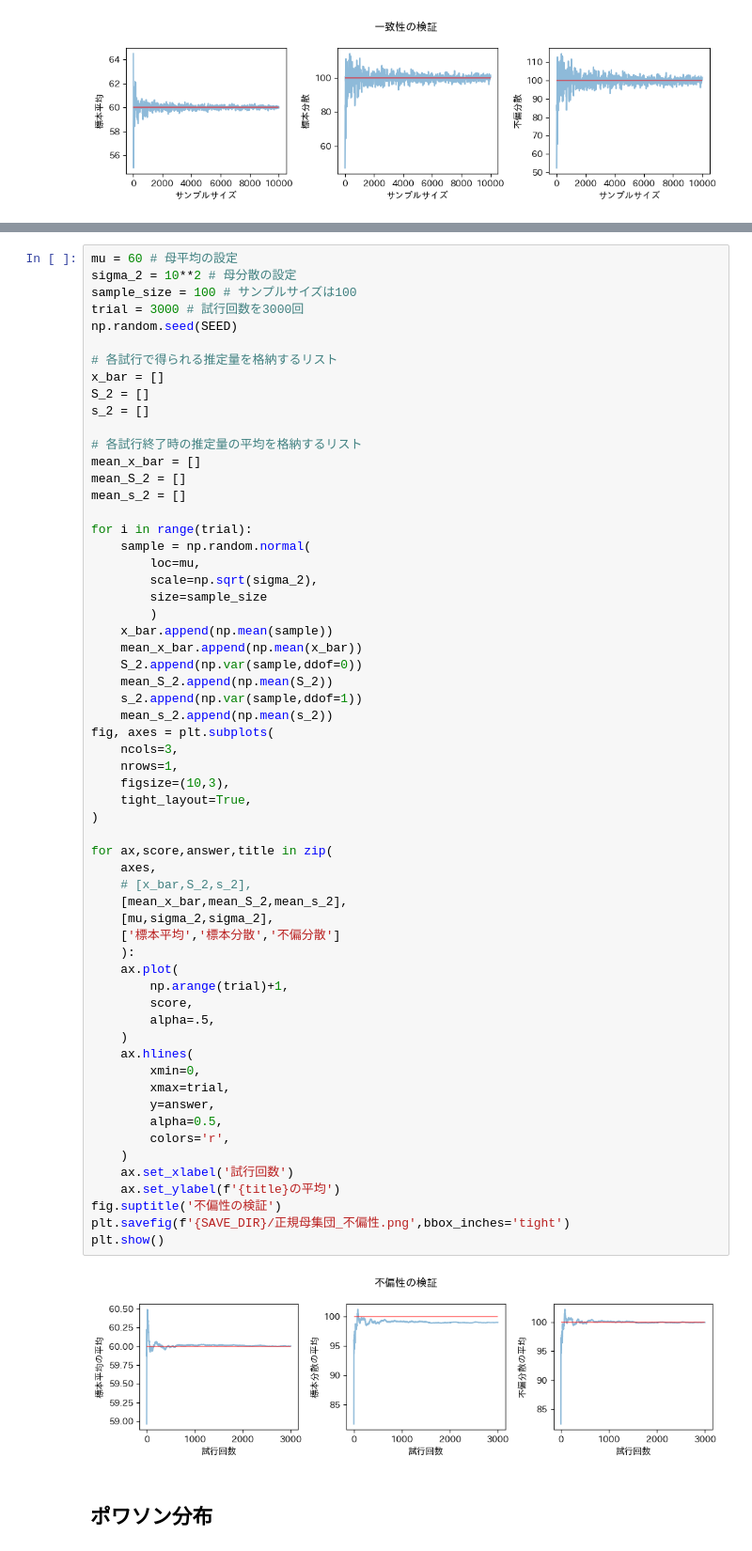
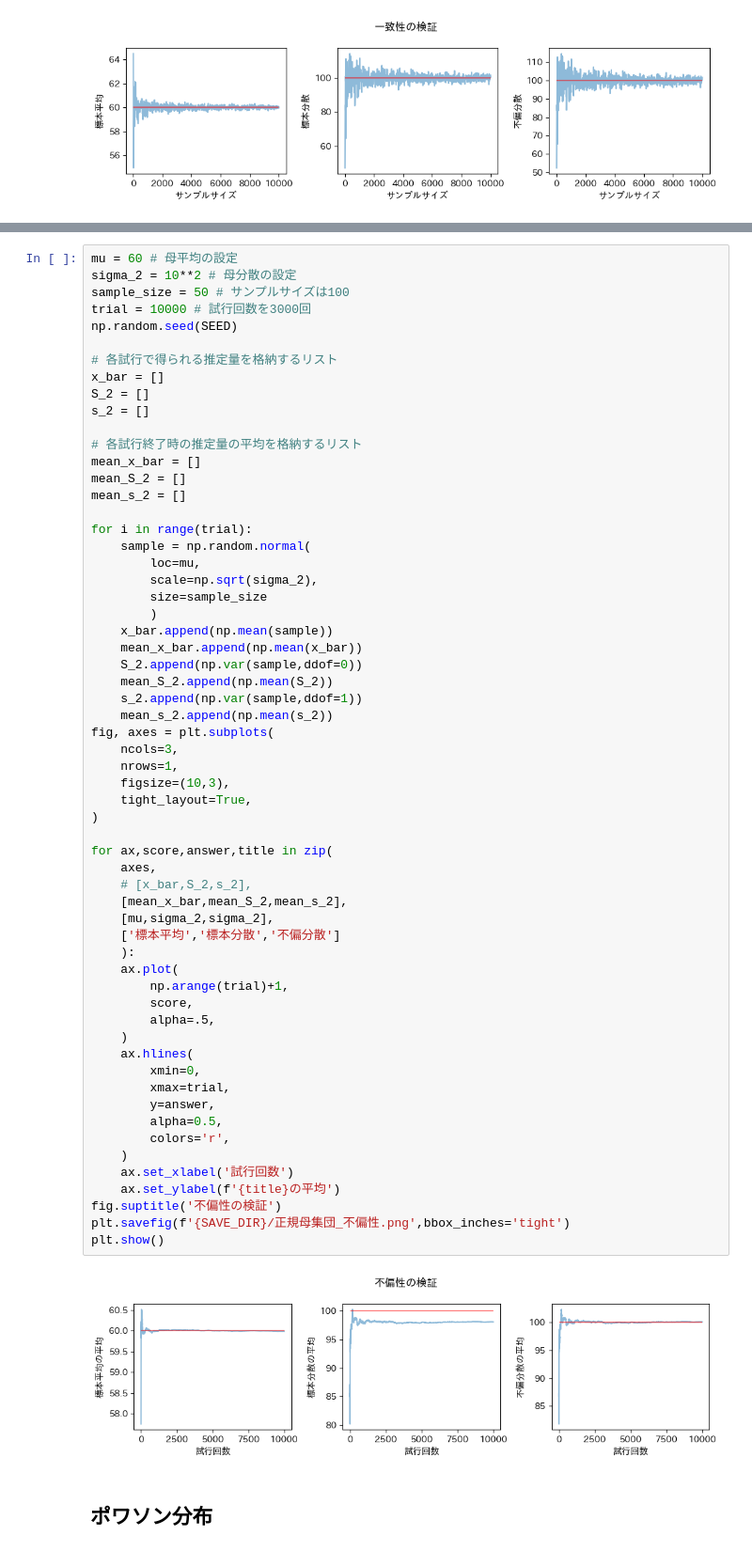
Before and after one commit to a-duty-rookie/blog, a Jupyter notebook: code/articles/article_00002_3/note.ipynb, the cells around one changed output, grey strips where cells are left out. Shown at 94% size. Cells and saved outputs as stored; diff of their text form.

```diff
--- a/code/articles/article_00002_3/note.ipynb
+++ b/code/articles/article_00002_3/note.ipynb
@@ -127,8 +127,8 @@ plt.show()
 # %%
 mu = 60 # 母平均の設定
 sigma_2 = 10**2 # 母分散の設定
-sample_size = 100 # サンプルサイズは100
-trial = 3000 # 試行回数を3000回
+sample_size = 50 # サンプルサイズは100
+trial = 10000 # 試行回数を3000回
 np.random.seed(SEED)
 
 # 各試行で得られる推定量を格納するリスト
@@ -158,34 +158,34 @@ fig, axes = plt.subplots(
 	nrows=1,
 	figsize=(10,3),
 	tight_layout=True,
 )
 
 for ax,score,answer,title in zip(
 	axes,
 	# [x_bar,S_2,s_2],
 	[mean_x_bar,mean_S_2,mean_s_2],
 	[mu,sigma_2,sigma_2],
 	['標本平均','標本分散','不偏分散']
 	):
 	ax.plot(
 		np.arange(trial)+1,
 		score,
 		alpha=.5,
 	)
 	ax.hlines(
 		xmin=0,
 		xmax=trial,
 		y=answer,
 		alpha=0.5,
 		colors='r',
 	)
 	ax.set_xlabel('試行回数')
 	ax.set_ylabel(f'{title}の平均')
 fig.suptitle('不偏性の検証')
 plt.savefig(f'{SAVE_DIR}/正規母集団_不偏性.png',bbox_inches='tight')
 plt.show()
 # %% [output]
-[figure, old version]
+[figure, new version]
 # %% [markdown]
 ## ポワソン分布
 # %%
```
Also changed, not shown: parts of 4 cells of this notebook, 12 other files.
